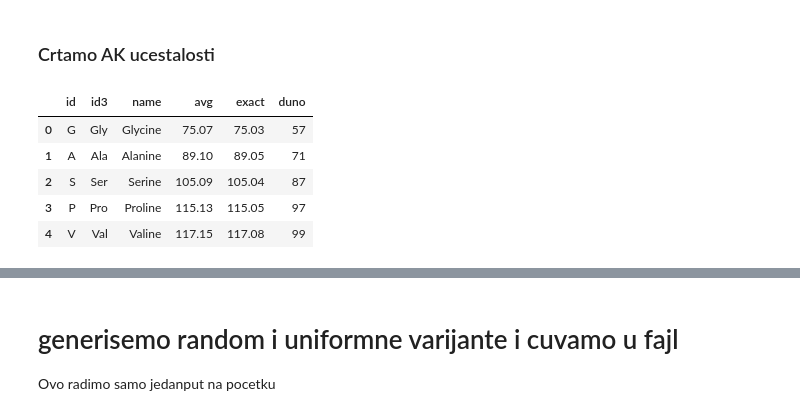
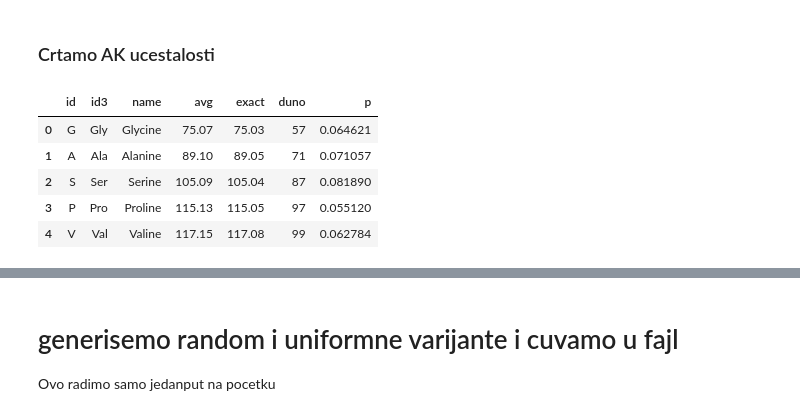
Before and after one commit to gvinterhalter/MASTER2, a Jupyter notebook: 0.0 clean_proteins.ipynb, the cells around one changed output, grey strips where cells are left out. Drawn from its saved outputs; the diff is of its cells as text; code cells hidden in the pictures.

```diff
--- a/0.0 clean_proteins.ipynb
+++ b/0.0 clean_proteins.ipynb
@@ -86,11 +86,16 @@ random_sequnce_generator = random_model_generator(AAfreq)
 ### Crtamo AK ucestalosti
 # %%
 ak_info = pd.read_csv('data/ak_info', sep=' ', escapechar='\\' )
+
+AAfreq_df=pd.DataFrame.from_dict(AAfreq, orient='index', )
+AAfreq_df.columns = ['p']
+ak_info = ak_info.merge(AAfreq_df, left_on='id', right_index=True)
+
 ak_info.head()
 # %% [output]
-|  | id | id3 | name | avg | exact | duno |
-| 0 | G | Gly | Glycine | 75.07 | 75.03 | 57 |
-| 1 | A | Ala | Alanine | 89.10 | 89.05 | 71 |
-| 2 | S | Ser | Serine | 105.09 | 105.04 | 87 |
-| 3 | P | Pro | Proline | 115.13 | 115.05 | 97 |
-| 4 | V | Val | Valine | 117.15 | 117.08 | 99 |
+|  | id | id3 | name | avg | exact | duno | p |
+| 0 | G | Gly | Glycine | 75.07 | 75.03 | 57 | 0.064621 |
+| 1 | A | Ala | Alanine | 89.10 | 89.05 | 71 | 0.071057 |
+| 2 | S | Ser | Serine | 105.09 | 105.04 | 87 | 0.081890 |
+| 3 | P | Pro | Proline | 115.13 | 115.05 | 97 | 0.055120 |
+| 4 | V | Val | Valine | 117.15 | 117.08 | 99 | 0.062784 |
```
Also changed, not shown: parts of 7 cells of this notebook, 2 other files.
